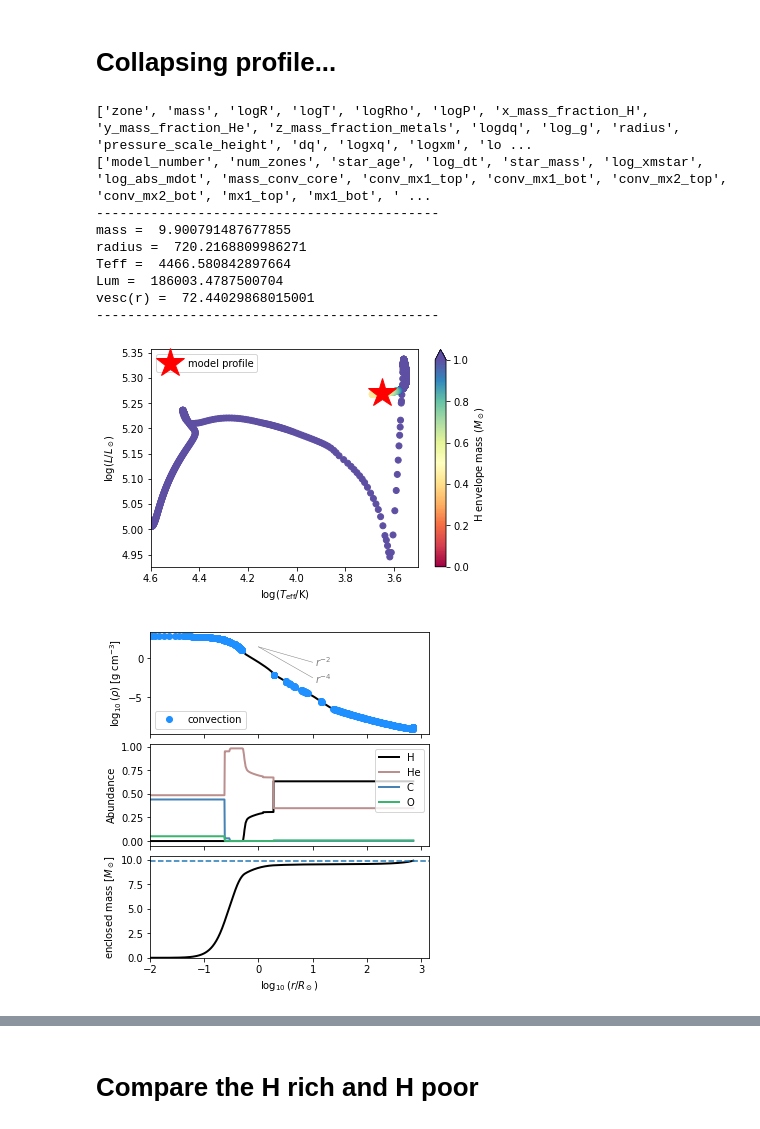
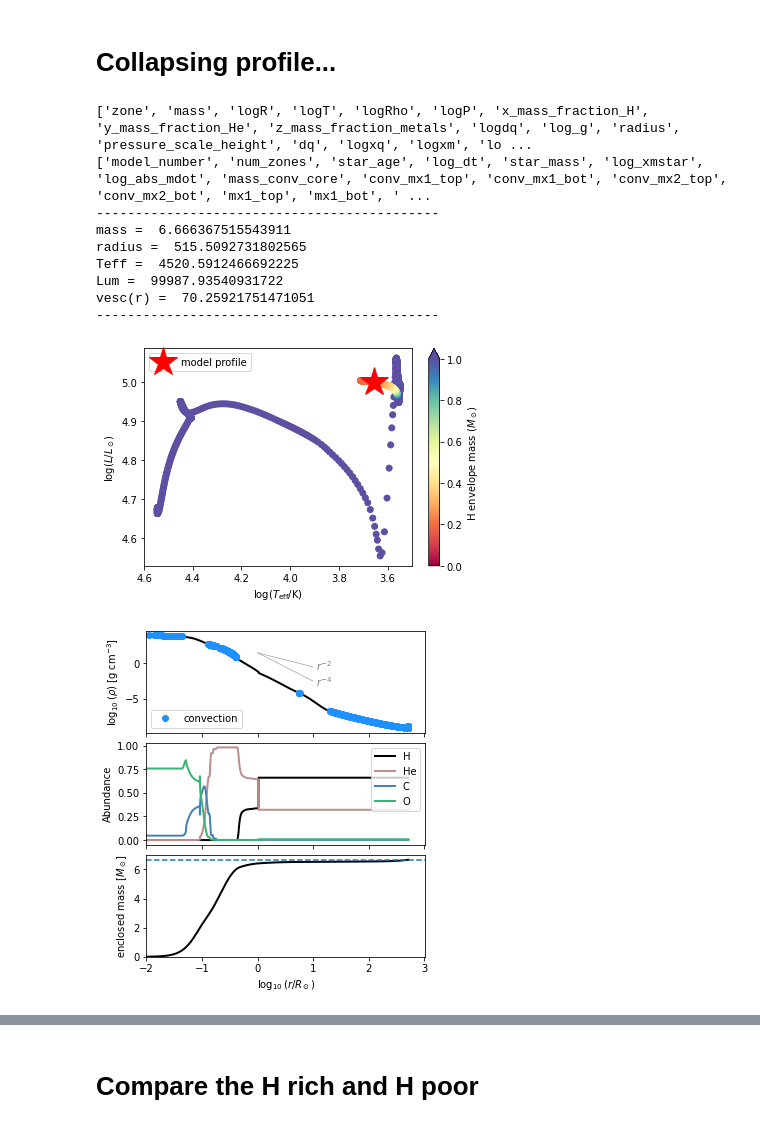
Before and after one commit to morganemacleod/FailedSNCalcs, a Jupyter notebook: MESAfailedSN.ipynb, the cells around one changed output, grey strips where cells are left out. Saved outputs shown, nothing was run; the diff lists cells and outputs as text; code cells hidden in the pictures.

```diff
--- a/MESAfailedSN.ipynb
+++ b/MESAfailedSN.ipynb
@@ -256,23 +256,23 @@ def make_structure_plot(p):
     plt.xlabel(r'$\log_{10}(r/R_\odot)$')
     plt.subplots_adjust(hspace=0.1)
 # %%
-p,h = read_MESA_profile_history("/Users/morganmacleod/DATA/mesaruns/ngc6946progY/LOGS/", "profile27.data")
+p,h = read_MESA_profile_history("m31_Hpoor/LOGS/", "profile30.data")
 make_HR_plot(p,h)
 # %% [output]
 ['zone', 'mass', 'logR', 'logT', 'logRho', 'logP', 'x_mass_fraction_H', 'y_mass_fraction_He', 'z_mass_fraction_metals', 'logdq', 'log_g', 'radius', 'pressure_scale_height', 'dq', 'logxq', 'logxm', 'lo ...
 ['model_number', 'num_zones', 'star_age', 'log_dt', 'star_mass', 'log_xmstar', 'log_abs_mdot', 'mass_conv_core', 'conv_mx1_top', 'conv_mx1_bot', 'conv_mx2_top', 'conv_mx2_bot', 'mx1_top', 'mx1_bot', ' ...
 --------------------------------------------
-mass =  9.900791487677855
-radius =  720.2168809986271
-Teff =  4466.580842897664
-Lum =  186003.4787500704
-vesc(r) =  72.44029868015001
+mass =  6.666367515543911
+radius =  515.5092731802565
+Teff =  4520.5912466692225
+Lum =  99987.93540931722
+vesc(r) =  70.25921751471051
 --------------------------------------------
-[figure, old version]
+[figure, new version]
 # %%
 make_structure_plot(p)
 # %% [output]
-[figure, old version]
+[figure, new version]
 # %%
 ## Add columns for a given shock energy
 add_profile_columns_Eshock_fallback(p,Etot=1e47,alpha=1)
```
Also changed, not shown: parts of 22 cells of this notebook.
